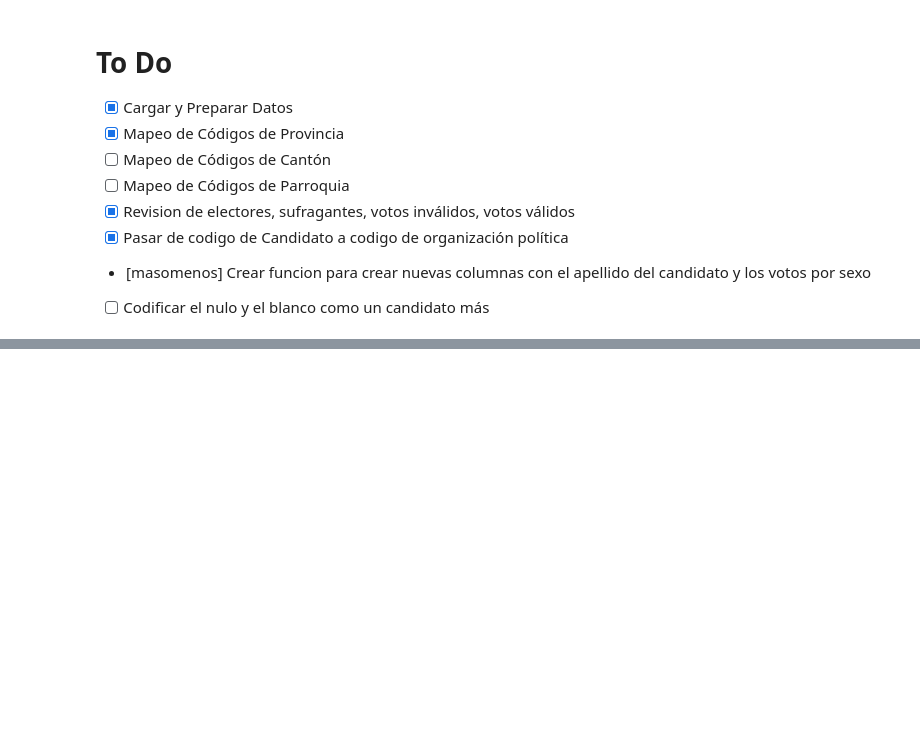
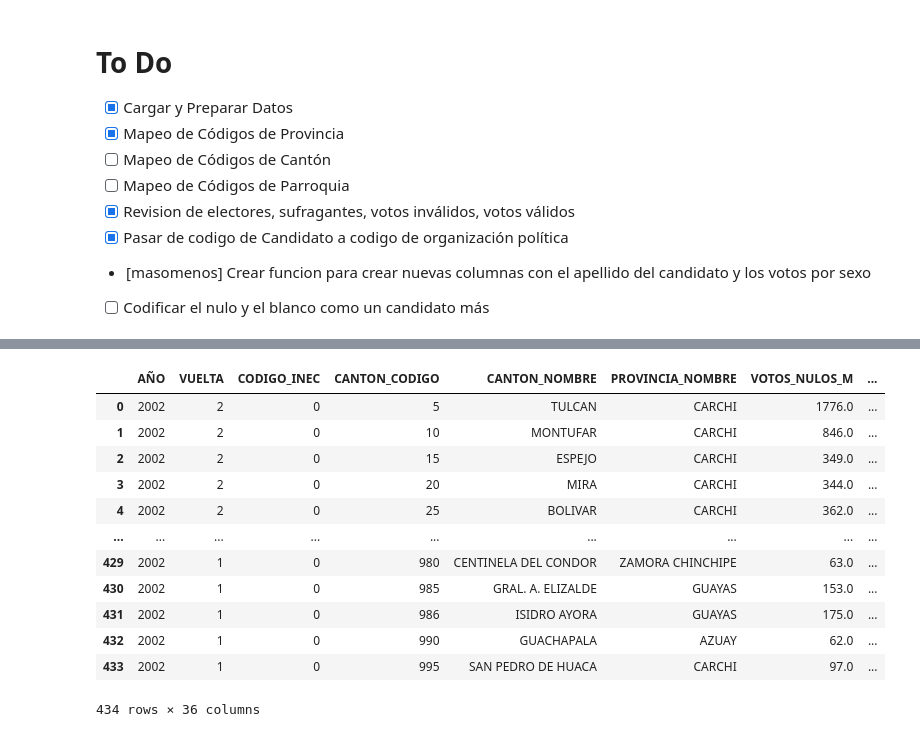
Before and after one commit to Criplockoweno/Elecciones_CNE, a Jupyter notebook: 2002/notebooks/CNE2002_Presidentes_Analisis_CANTONES.ipynb, the cells around one changed output, grey strips where cells are left out. Saved outputs shown, nothing was run; the diff lists cells and outputs as text; code cells hidden in the pictures; blank space fills up the shorter version.

Commit message:
Completado la estandarización de las bases finales

```diff
--- a/2002/notebooks/CNE2002_Presidentes_Analisis_CANTONES.ipynb
+++ b/2002/notebooks/CNE2002_Presidentes_Analisis_CANTONES.ipynb
@@ -983,0 +1062,2 @@ def agregar_columnas_votos(df, candidatos_dict):
+# %%
+bases_concatenadas.drop(columns=['Unnamed: 0'], inplace=True)
@@ -983,0 +1086,22 @@ def agregar_columnas_votos(df, candidatos_dict):
+# %%
+column_order=['AÑO','VUELTA','CANTON_CODIGO','CANTON_NOMBRE','PROVINCIA_NOMBRE','VOTOS_NULOS_M','VOTOS_NULOS_F','VOTOS_BLANCOS_M','VOTOS_BLANCOS_F','VC_NOBOA_M','VC_NOBOA_F','VC_GUTIERREZ_M','VC_GUTIERREZ_F','VC_BORJA_M','VC_BORJA_F','VC_VELAZQUEZ_M','VC_VELAZQUEZ_F','VC_VARGAS_M','VC_VARGAS_F','VC_HURTADO_M','VC_HURTADO_F','VC_ROLDOS_M','VC_ROLDOS_F','VC_NEIRA_M','VC_NEIRA_F','VC_ALARCON_M','VC_ALARCON_F','VC_JUEZ_M','VC_JUEZ_F','VC_BUCARAM_M','VC_BUCARAM_F','ELECTORES_M','ELECTORAS_F','VOTOS VALIDOS','VOTOS_INVALIDOS']
+# %%
+bases_concatenadas=bases_concatenadas.reindex(columns=column_order)
+# %%
+bases_concatenadas.insert(2, "CODIGO_INEC", 0)
+# %%
+bases_concatenadas
+# %% [output]
+|  | AÑO | VUELTA | CODIGO_INEC | CANTON_CODIGO | CANTON_NOMBRE | PROVINCIA_NOMBRE | VOTOS_NULOS_M | ... |
+| 0 | 2002 | 2 | 0 | 5 | TULCAN | CARCHI | 1776.0 | ... |
+| 1 | 2002 | 2 | 0 | 10 | MONTUFAR | CARCHI | 846.0 | ... |
+| 2 | 2002 | 2 | 0 | 15 | ESPEJO | CARCHI | 349.0 | ... |
+| 3 | 2002 | 2 | 0 | 20 | MIRA | CARCHI | 344.0 | ... |
+| 4 | 2002 | 2 | 0 | 25 | BOLIVAR | CARCHI | 362.0 | ... |
+| ... | ... | ... | ... | ... | ... | ... | ... | ... |
+| 429 | 2002 | 1 | 0 | 980 | CENTINELA DEL CONDOR | ZAMORA CHINCHIPE | 63.0 | ... |
+| 430 | 2002 | 1 | 0 | 985 | GRAL. A. ELIZALDE | GUAYAS | 153.0 | ... |
+| 431 | 2002 | 1 | 0 | 986 | ISIDRO AYORA | GUAYAS | 175.0 | ... |
+| 432 | 2002 | 1 | 0 | 990 | GUACHAPALA | AZUAY | 62.0 | ... |
+| 433 | 2002 | 1 | 0 | 995 | SAN PEDRO DE HUACA | CARCHI | 97.0 | ... |
+434 rows × 36 columns
```
Also changed, not shown: parts of 16 cells of this notebook, 6 other files.
